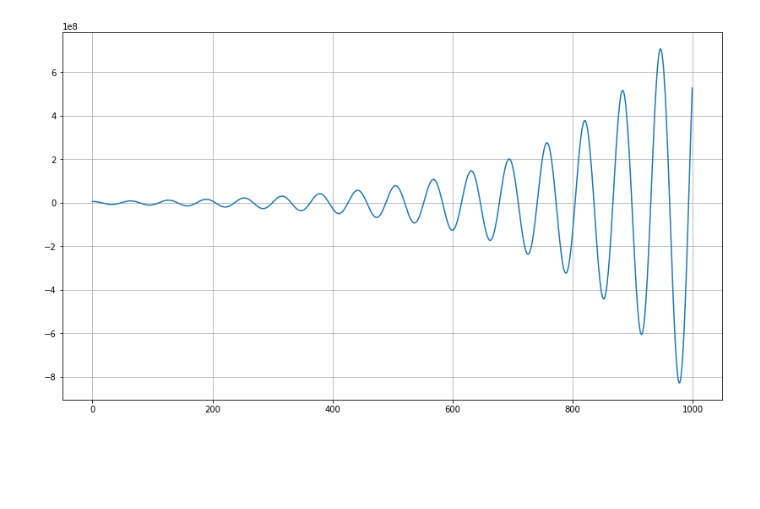
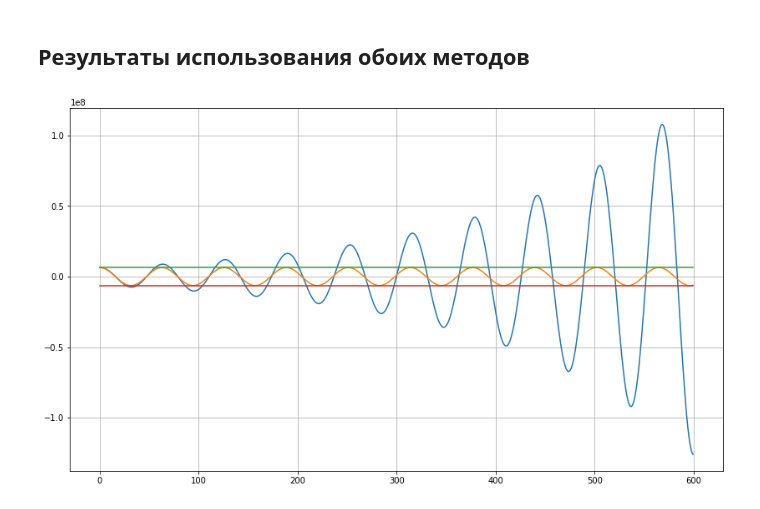
Before and after one commit to anastasiapavlyuk/Modeling, a Jupyter notebook: test.ipynb, the cells around one changed output. Drawn from its saved outputs; the diff is of its cells as text; code cells hidden in the pictures; blank space fills up the shorter version.

```diff
--- a/test.ipynb
+++ b/test.ipynb
@@ -7,11 +5,24 @@ d = pd.read_csv('~/desktop/03_10.txt', sep=' ')
+# %%
+d_e = pd.read_csv('e6400000_0_01_2000.txt', sep=' ')
+d_e1 = pd.read_csv('e6400000_0_01_500.txt', sep=' ')
+
+
+d_h = pd.read_csv('h6400000_0_01_2000.txt', sep=' ')
+d_h1 = pd.read_csv('h6400000_0_01_100000.txt', sep = ' ')
+# %% [markdown]
+##  Результаты использования обоих методов
 # %%
 fig, ax = plt.subplots()
 fig.set_size_inches(14, 8)
 
-t = np.linspace(0, len(d), len(d))
-plt.plot(t[:int(0.1*len(t))], d.x[:int(0.1*len(t))])
+t = np.linspace(0, len(d_e), len(d_e))
+t = t[:int(0.3*len(t))]
 
-plt.grid(True)
+ax.plot(t, d_e.x[:int(len(t))])
+ax.plot(t, d_h.x[:int(len(t))])
+ax.plot(t, t-t+6400000)
+ax.plot(t, t-t-6400000)
+ax.grid(True)
 plt.show()
 # %% [output]
-[figure, old version]
+[figure, new version]
```
Also changed, not shown: parts of 10 cells of this notebook, 1 other file.
